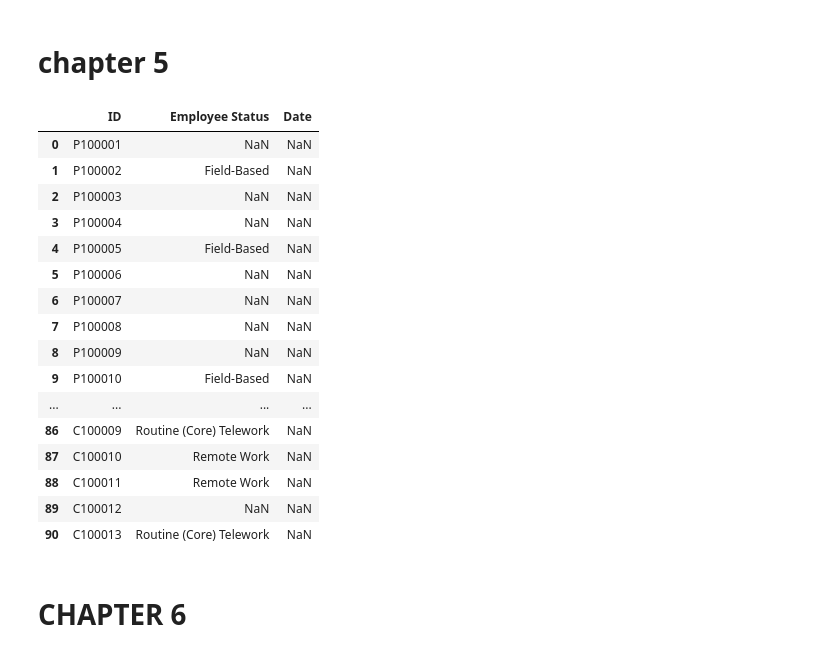
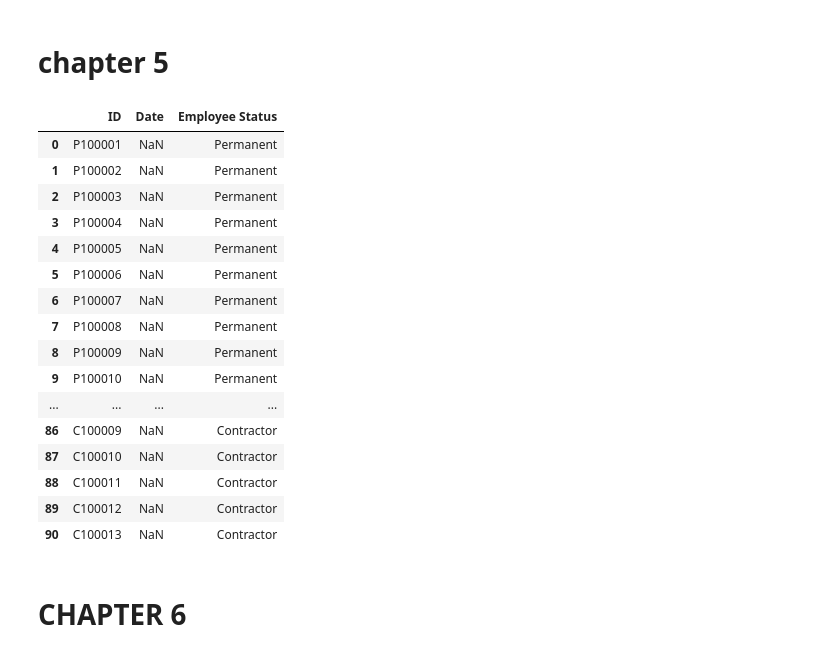
Before and after one commit to robertnesterodhiambo/robertnesterodhiambo-Data-analysis, a Jupyter notebook: ohsc/ohsc.ipynb, the cells around one changed output. Saved outputs shown, nothing was run; the diff lists cells and outputs as text; code cells hidden in the pictures.

```diff
--- a/ohsc/ohsc.ipynb
+++ b/ohsc/ohsc.ipynb
@@ -441,37 +432,42 @@ off_site_ctr_template
 # %%
 import pandas as pd
 
-# Assuming employees_data is already loaded as a DataFrame
+# Assuming employees_data and positions are already loaded as DataFrames
 
-# Extract the required columns and rename them
-separations = employees_data[['EmployeeID', 'Employee WPF Status', 'Separation Date']].rename(
+# Extract the required columns from employees_data and rename them
+separations = employees_data[['EmployeeID', 'Separation Date']].rename(
     columns={
         'EmployeeID': 'ID',
-        'Employee WPF Status': 'Employee Status',
         'Separation Date': 'Date'
     }
 )
 
+# Merge separations with positions to get the Employee Status
+separations = separations.merge(position[['Employee ID', 'Employee Status']], left_on='ID', right_on='Employee ID', how='left')
+
+# Drop the redundant Employee ID column from positions
+separations = separations.drop(columns=['Employee ID'])
+
 # Display the new DataFrame
 separations
 # %% [output]
-|  | ID | Employee Status | Date |
-| 0 | P100001 | NaN | NaN |
-| 1 | P100002 | Field-Based | NaN |
-| 2 | P100003 | NaN | NaN |
-| 3 | P100004 | NaN | NaN |
-| 4 | P100005 | Field-Based | NaN |
-| 5 | P100006 | NaN | NaN |
-| 6 | P100007 | NaN | NaN |
-| 7 | P100008 | NaN | NaN |
-| 8 | P100009 | NaN | NaN |
-| 9 | P100010 | Field-Based | NaN |
+|  | ID | Date | Employee Status |
+| 0 | P100001 | NaN | Permanent |
+| 1 | P100002 | NaN | Permanent |
+| 2 | P100003 | NaN | Permanent |
+| 3 | P100004 | NaN | Permanent |
+| 4 | P100005 | NaN | Permanent |
+| 5 | P100006 | NaN | Permanent |
+| 6 | P100007 | NaN | Permanent |
+| 7 | P100008 | NaN | Permanent |
+| 8 | P100009 | NaN | Permanent |
+| 9 | P100010 | NaN | Permanent |
 | ... | ... | ... | ... |
-| 86 | C100009 | Routine (Core) Telework | NaN |
-| 87 | C100010 | Remote Work | NaN |
-| 88 | C100011 | Remote Work | NaN |
-| 89 | C100012 | NaN | NaN |
-| 90 | C100013 | Routine (Core) Telework | NaN |
+| 86 | C100009 | NaN | Contractor |
+| 87 | C100010 | NaN | Contractor |
+| 88 | C100011 | NaN | Contractor |
+| 89 | C100012 | NaN | Contractor |
+| 90 | C100013 | NaN | Contractor |
 # %% [markdown]
 # CHAPTER 6
 # %%
```
Also changed, not shown: parts of 5 cells of this notebook.
